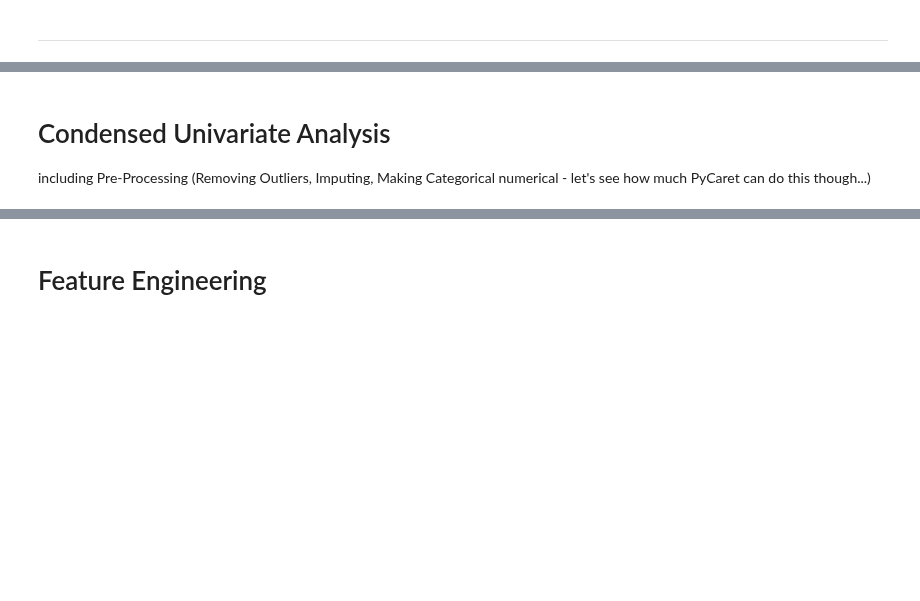
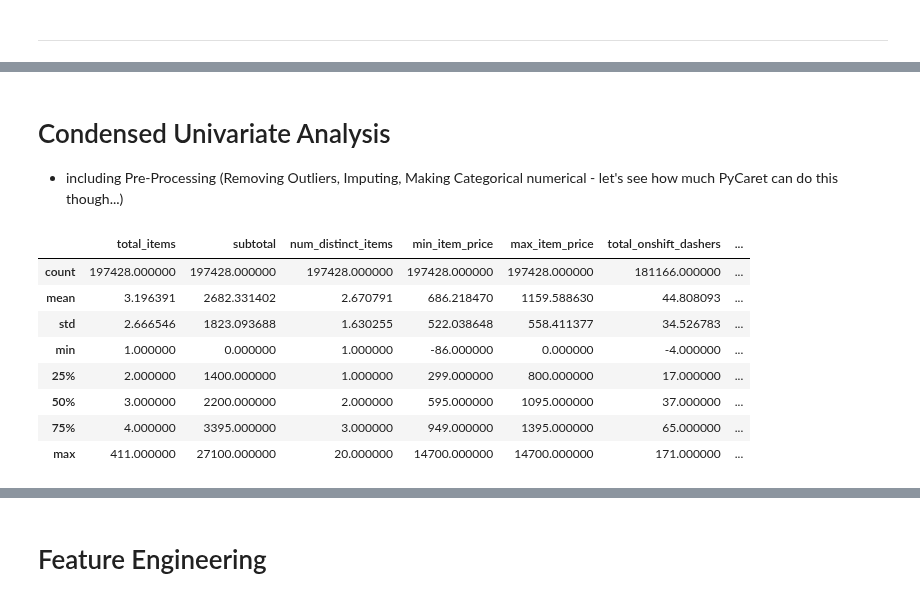
Before and after one commit to mindyng/2023-Business-Projects, a Jupyter notebook: doordash-delivery-time-prediction.ipynb, the cells around one changed output, grey strips where cells are left out. Saved outputs shown, nothing was run; the diff lists cells and outputs as text; code cells hidden in the pictures; blank space fills up the shorter version.

Commit message:
Kaggle Notebook | DoorDash Delivery Time Prediction | Version 5

```diff
--- a/doordash-delivery-time-prediction.ipynb
+++ b/doordash-delivery-time-prediction.ipynb
@@ -471,3 +487,26 @@ Comments - Any general comments that occured to us.
 # %% [markdown]
 # Condensed Univariate Analysis
-including Pre-Processing (Removing Outliers, Imputing, Making Categorical numerical - let's see how much PyCaret can do this though...)
+* including Pre-Processing (Removing Outliers, Imputing, Making Categorical numerical - let's see how much PyCaret can do this though...)
+# %%
+# Before pycaret automated outlier removal:
+data[['total_items',
+ 'subtotal',
+ 'num_distinct_items',
+ 'min_item_price',
+ 'max_item_price',
+ 'total_onshift_dashers',
+ 'total_busy_dashers',
+ 'total_outstanding_orders',
+ 'estimated_order_place_duration',
+ 'estimated_store_to_consumer_driving_duration',
+ 'delivery_time']].describe()
+# %% [output]
+|  | total_items | subtotal | num_distinct_items | min_item_price | max_item_price | total_onshift_dashers | ... |
+| count | 197428.000000 | 197428.000000 | 197428.000000 | 197428.000000 | 197428.000000 | 181166.000000 | ... |
+| mean | 3.196391 | 2682.331402 | 2.670791 | 686.218470 | 1159.588630 | 44.808093 | ... |
+| std | 2.666546 | 1823.093688 | 1.630255 | 522.038648 | 558.411377 | 34.526783 | ... |
+| min | 1.000000 | 0.000000 | 1.000000 | -86.000000 | 0.000000 | -4.000000 | ... |
+| 25% | 2.000000 | 1400.000000 | 1.000000 | 299.000000 | 800.000000 | 17.000000 | ... |
+| 50% | 3.000000 | 2200.000000 | 2.000000 | 595.000000 | 1095.000000 | 37.000000 | ... |
+| 75% | 4.000000 | 3395.000000 | 3.000000 | 949.000000 | 1395.000000 | 65.000000 | ... |
+| max | 411.000000 | 27100.000000 | 20.000000 | 14700.000000 | 14700.000000 | 171.000000 | ... |
```
Also changed, not shown: parts of 9 cells of this notebook.
